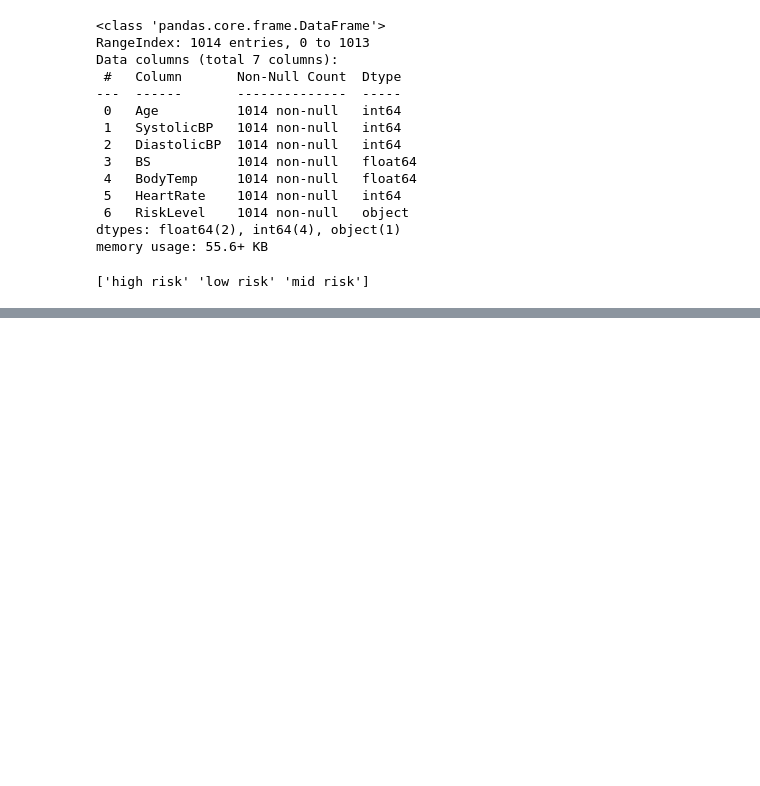
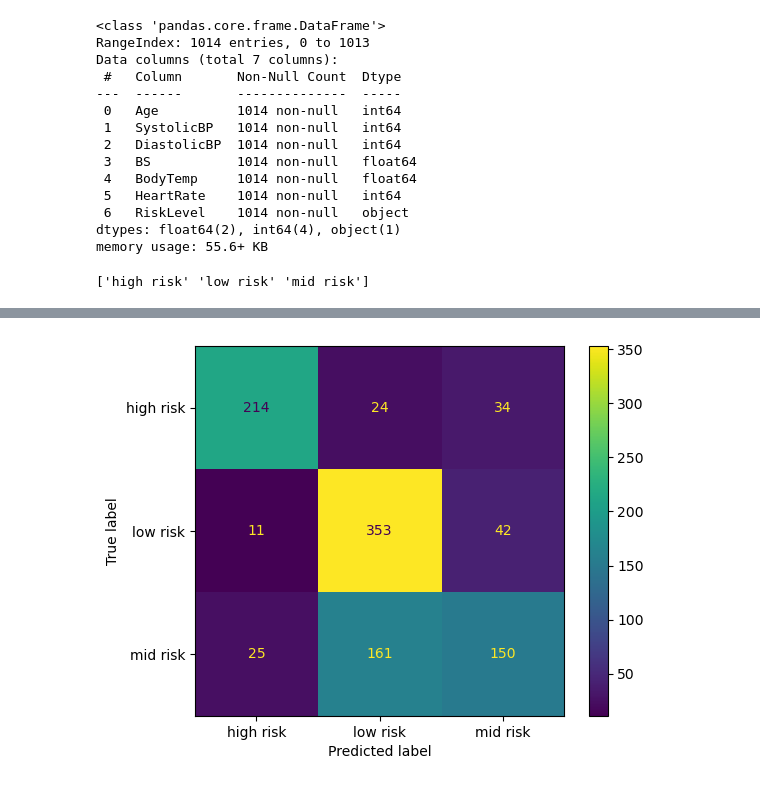
Before and after one commit to thavananh/MachineLearning, a Jupyter notebook: pythonProject1/Experiments/2411COMP171201/ML-LogisticRegression.ipynb, the cells around one changed output, grey strips where cells are left out. Saved outputs shown, nothing was run; the diff lists cells and outputs as text; code cells hidden in the pictures; blank space fills up the shorter version.

```diff
--- a/pythonProject1/Experiments/2411COMP171201/ML-LogisticRegression.ipynb
+++ b/pythonProject1/Experiments/2411COMP171201/ML-LogisticRegression.ipynb
@@ -89,13 +90,13 @@ print(np.unique(y))
 # %% [output]
 ['high risk' 'low risk' 'mid risk']
 # %%
-for i in range(len(y)):
-    if y[i] == 'high risk':
-        y[i] = 0
-    elif y[i] == 'low risk':
-        y[i] = 1
-    elif y[i] == 'mid risk':
-        y[i] = 2
+# for i in range(len(y)):
+#     if y[i] == 'high risk':
+#         y[i] = 0
+#     elif y[i] == 'low risk':
+#         y[i] = 1
+#     elif y[i] == 'mid risk':
+#         y[i] = 2
 # %%
 print(y)
 # %% [output]
@@ -105,6 +107,6 @@ from sklearn.preprocessing import PolynomialFeatures
 from sklearn.linear_model import LogisticRegression
 polyFeatures = PolynomialFeatures(degree=4)
 X_poly = polyFeatures.fit_transform(X)
-logisticReg = LogisticRegression()
+logisticReg = LogisticRegression(tol=1e-4, max_iter=10000, n_jobs=-1, solver='saga', penalty='elasticnet', l1_ratio=0.4)
 logisticReg.fit(X_poly, y)
 y_pred = logisticReg.predict(X_poly)
@@ -110,0 +126,8 @@ y_pred = logisticReg.predict(X_poly)
+# %%
+from sklearn.metrics import confusion_matrix, ConfusionMatrixDisplay
+cm = confusion_matrix(y, y_pred, labels=logisticReg.classes_)
+disp = ConfusionMatrixDisplay(confusion_matrix=cm, display_labels=logisticReg.classes_)
+disp.plot()
+plt.gca().grid(False)
+# %% [output]
+[figure, added]
```
Also changed, not shown: parts of 3 cells of this notebook.
